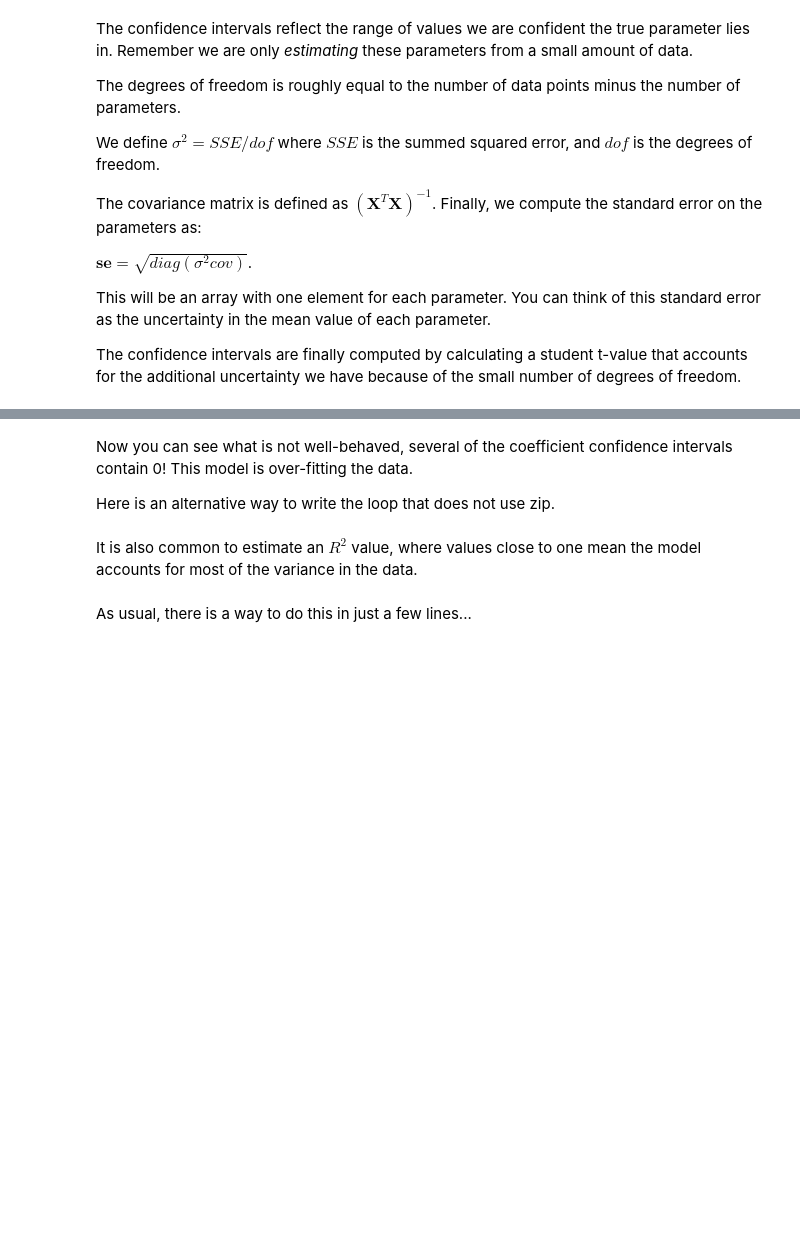
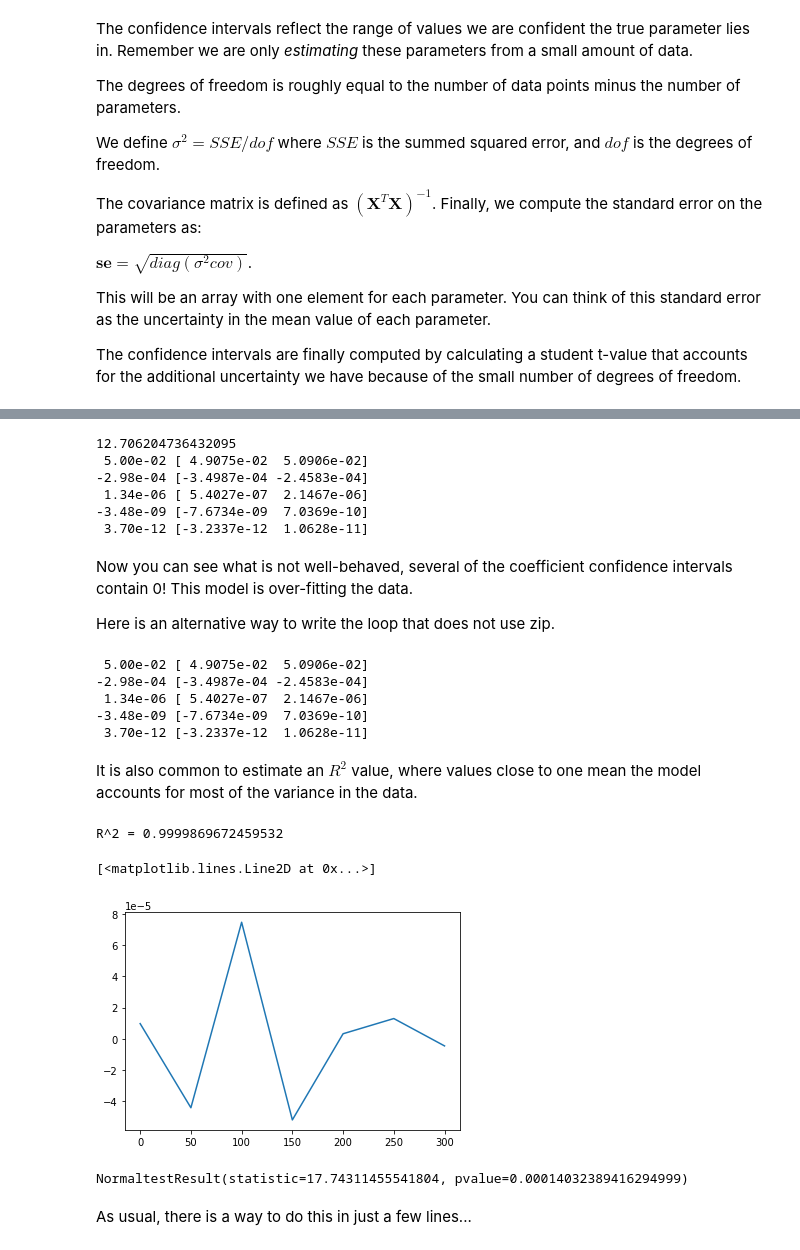
Before and after one commit to Steel-Bank-codespaces/f22-06623, a Jupyter notebook: lectures/18-linear-regression/18-linear-regression.ipynb, the cells around one changed output, grey strips where cells are left out. Cells and saved outputs as stored; diff of their text form; code cells hidden in the pictures; blank space fills up the shorter version.

```diff
--- a/lectures/18-linear-regression/18-linear-regression.ipynb
+++ b/lectures/18-linear-regression/18-linear-regression.ipynb
@@ -127,2 +234,4 @@ pars
 # %% [markdown]
 The key points to note are that the rank is equal to the number of parameters we are estimating, which means we have enough information to get pretty good estimates of the parameters.
+# %%
+np.polyfit(time, Ca, deg=4)
@@ -145,20 +269,20 @@ The confidence intervals are finally computed by calculating a student t-value t
 # %%
-dof = len(Ca) - len(pars)  # degrees of freedom
-errs = Ca - X @ pars
-sigma2 = np.sum(errs**2) / dof
-
-covariance = np.linalg.inv(X.T @ X)
-se = np.sqrt(np.diag(sigma2 * covariance))
-
 from scipy.stats.distributions import t
 
 alpha = 0.05  # 100*(1 - alpha) confidence level
 sT = t.ppf(1.0 - alpha / 2.0, dof - 1)  # student T multiplier
-
+print(sT)
 CI = sT * se
 
 for beta, ci in zip(pars, CI):
     print(f"{beta: 1.2e} [{beta - ci: 1.4e} {beta + ci: 1.4e}]")
+# %% [output]
+12.706204736432095
+ 5.00e-02 [ 4.9075e-02  5.0906e-02]
+-2.98e-04 [-3.4987e-04 -2.4583e-04]
+ 1.34e-06 [ 5.4027e-07  2.1467e-06]
+-3.48e-09 [-7.6734e-09  7.0369e-10]
+ 3.70e-12 [-3.2337e-12  1.0628e-11]
 # %% [markdown]
 Now you can see what is not well-behaved, several of the coefficient confidence intervals contain 0! This model is over-fitting the data.
 
@@ -168,6 +292,12 @@ for i in range(len(pars)):
     beta = pars[i]
     ci = CI[i]
     print(f"{beta: 1.2e} [{beta - ci: 1.4e} {beta + ci: 1.4e}]")
+# %% [output]
+ 5.00e-02 [ 4.9075e-02  5.0906e-02]
+-2.98e-04 [-3.4987e-04 -2.4583e-04]
+ 1.34e-06 [ 5.4027e-07  2.1467e-06]
+-3.48e-09 [-7.6734e-09  7.0369e-10]
+ 3.70e-12 [-3.2337e-12  1.0628e-11]
 # %% [markdown]
 It is also common to estimate an $R^2$ value, where values close to one mean the model accounts for most of the variance in the data.
 # %%
@@ -177,6 +307,19 @@ SS_err = np.sum(errs**2)
 #  http://en.wikipedia.org/wiki/Coefficient_of_determination
 Rsq = 1 - SS_err / SS_tot
 print("R^2 = {0}".format(Rsq))
+# %% [output]
+R^2 = 0.9999869672459532
+# %%
+plt.plot(time, errs)
+# %% [output]
+[<matplotlib.lines.Line2D at 0x...>]
+[figure, added]
+# %%
+from scipy.stats import normaltest
+
+normaltest(np.random.uniform(size=50))
+# %% [output]
+NormaltestResult(statistic=17.74311455541804, pvalue=0.00014032389416294999)
 # %% [markdown]
 As usual, there is a way to do this in just a few lines...
 # %%
```
Also changed, not shown: parts of 38 cells of this notebook.
